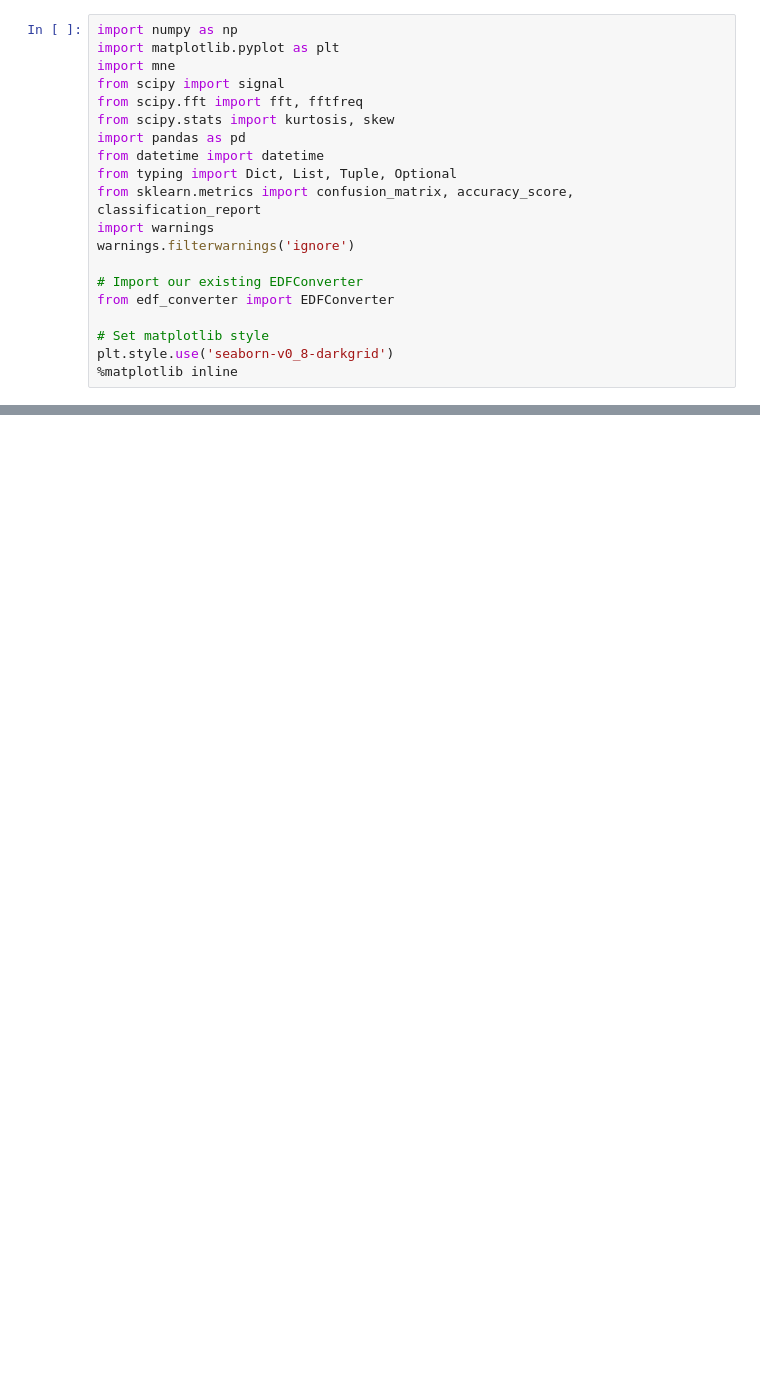
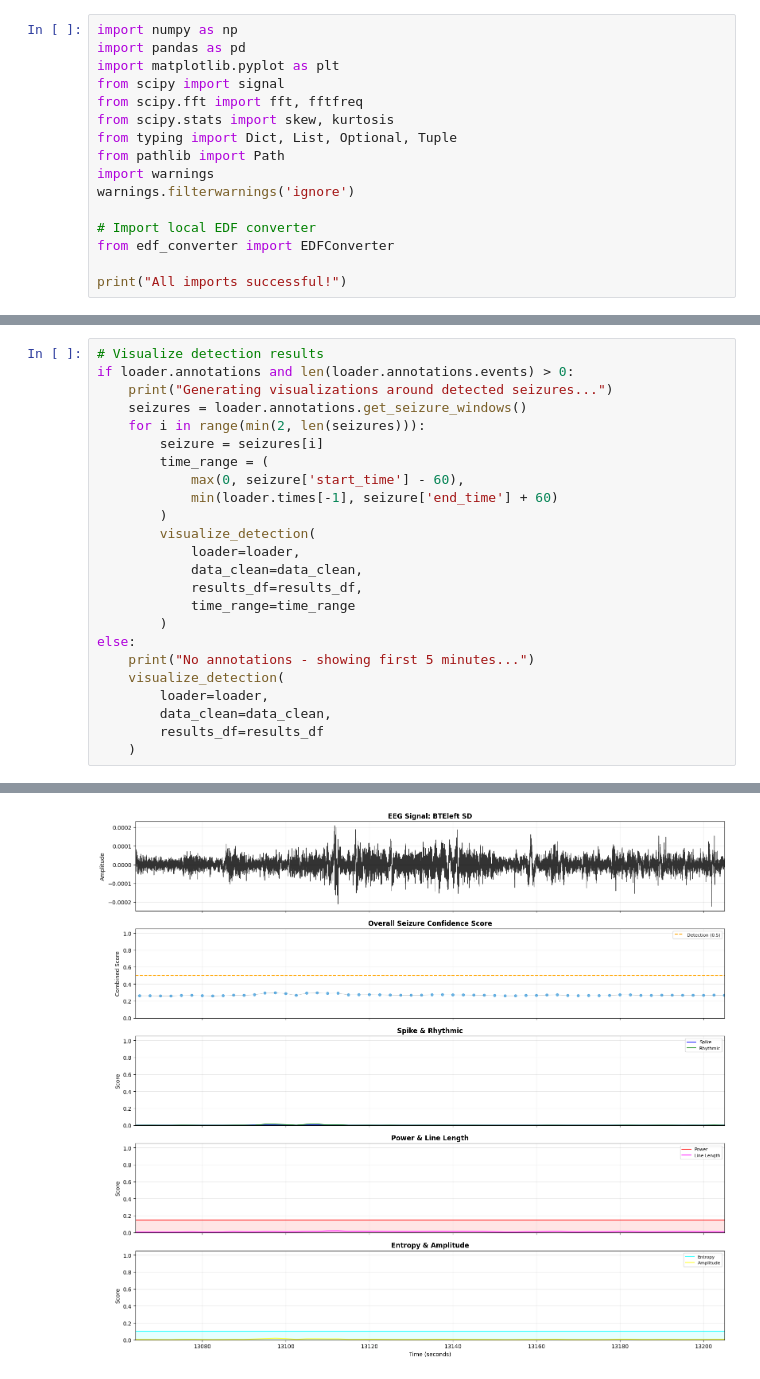
Before and after one commit to Zaburski/SeizureSalad, a Jupyter notebook: seizure_detection_pipeline.ipynb, the cells around one changed output, grey strips where cells are left out. Saved outputs shown, nothing was run; the diff lists cells and outputs as text; blank space fills up the shorter version.

```diff
--- a/seizure_detection_pipeline.ipynb
+++ b/seizure_detection_pipeline.ipynb
@@ -19,20 +23,16 @@ This notebook implements the seizure detection pipeline based on the flowchart d
 # %%
 import numpy as np
+import pandas as pd
 import matplotlib.pyplot as plt
-import mne
 from scipy import signal
 from scipy.fft import fft, fftfreq
-from scipy.stats import kurtosis, skew
-import pandas as pd
-from datetime import datetime
-from typing import Dict, List, Tuple, Optional
-from sklearn.metrics import confusion_matrix, accuracy_score, classification_report
+from scipy.stats import skew, kurtosis
+from typing import Dict, List, Optional, Tuple
+from pathlib import Path
 import warnings
 warnings.filterwarnings('ignore')
 
-# Import our existing EDFConverter
+# Import local EDF converter
 from edf_converter import EDFConverter
 
-# Set matplotlib style
-plt.style.use('seaborn-v0_8-darkgrid')
-%matplotlib inline
+print("All imports successful!")
@@ -2925,0 +2269,25 @@ export_results(results, report, output_prefix='patient_001_session_01')
+# %%
+# Visualize detection results
+if loader.annotations and len(loader.annotations.events) > 0:
+    print("Generating visualizations around detected seizures...")
+    seizures = loader.annotations.get_seizure_windows()
+    for i in range(min(2, len(seizures))):
+        seizure = seizures[i]
+        time_range = (
+            max(0, seizure['start_time'] - 60),
+            min(loader.times[-1], seizure['end_time'] + 60)
+        )
+        visualize_detection(
+            loader=loader,
+            data_clean=data_clean,
+            results_df=results_df,
+            time_range=time_range
+        )
+else:
+    print("No annotations - showing first 5 minutes...")
+    visualize_detection(
+        loader=loader,
+        data_clean=data_clean,
+        results_df=results_df
+    )
+# %% [output]
@@ -2925,0 +2298 @@ export_results(results, report, output_prefix='patient_001_session_01')
+[figure, added]
```
Also changed, not shown: parts of 73 cells of this notebook.
